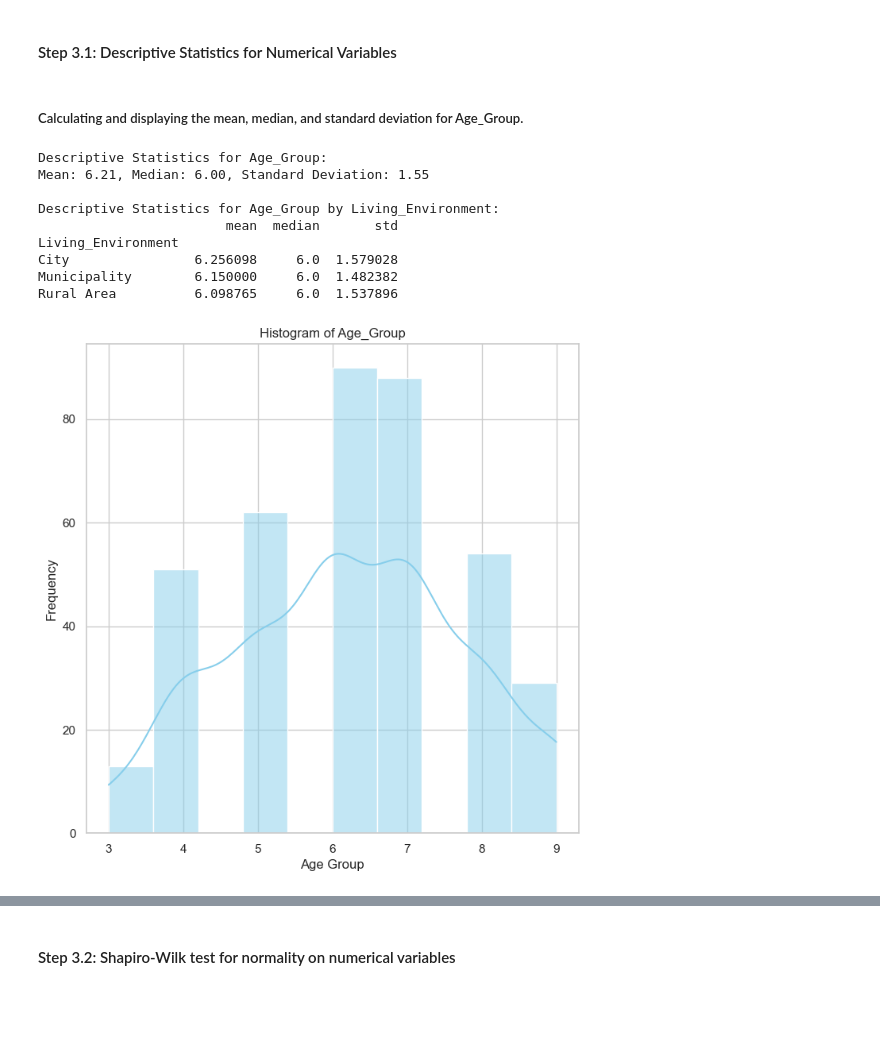
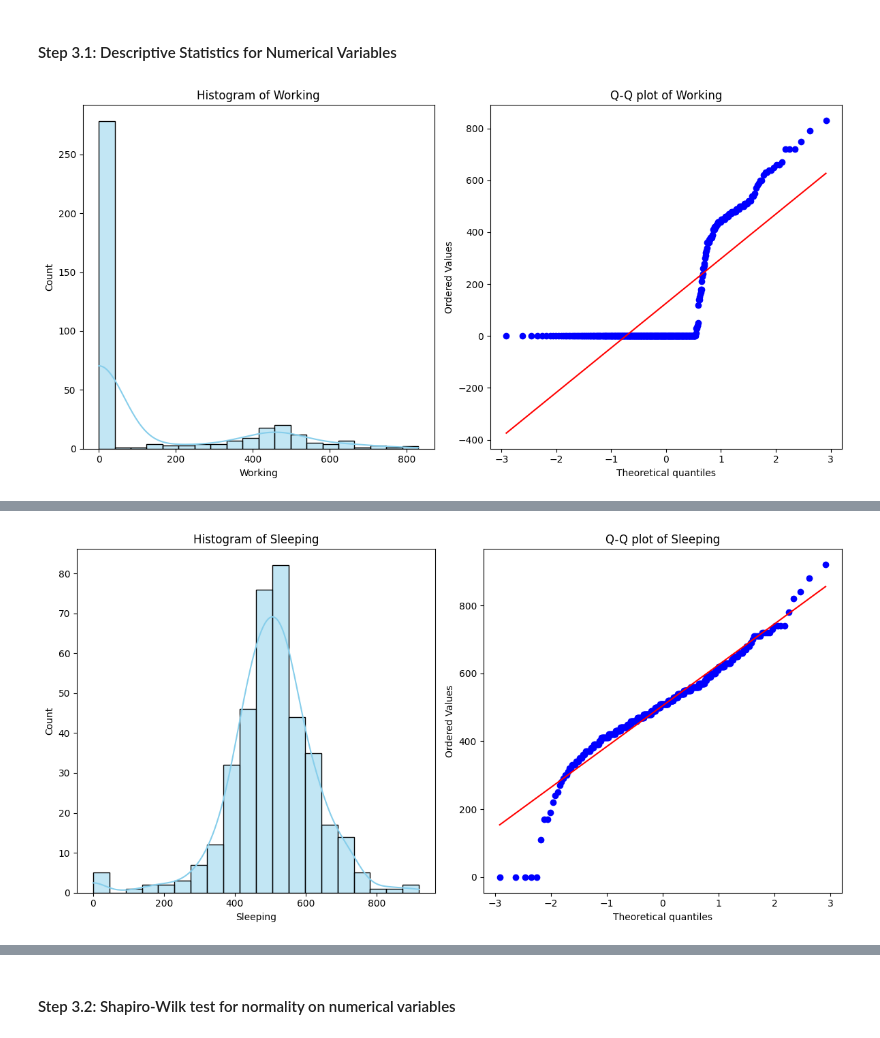
Before and after one commit to junaidraz1/Statistical-Data-Analysis-of-Human-Activities, a Jupyter notebook: Final_Project.ipynb, the cells around one changed output, grey strips where cells are left out. Saved outputs shown, nothing was run; the diff lists cells and outputs as text; code cells hidden in the pictures; blank space fills up the shorter version.

Commit message:
Test updations and age group vaar type change

```diff
--- a/Final_Project.ipynb
+++ b/Final_Project.ipynb
@@ -267,5 +249 @@ final_df
 393 rows × 12 columns
-# %%
-# Step 10: Remove duplicates
-# It's a good practice to check and remove any duplicate rows in the dataset
-final_df.drop_duplicates(inplace=True)
@@ -296,2 +249,0 @@ max                            30.000000  740.000000   50.000000
-# %%
-sns.set(style="whitegrid")
@@ -388,4 +336,4 @@ plt.show()
 # %% [markdown]
 ### Step 1: Selecting only numeric columns
 # %%
-numeric_columns = final_df.select_dtypes(include=['number']).columns
+numeric_columns = ['Working', 'Reading_and_Playing_with_Children', 'Sleeping', 'Phonecall']
@@ -432,6 +377,9 @@ dtype: float64
 # %% [markdown]
 ### Step 5: For categorical columns, summarize their distribution
 # %%
+categorical_columns = ['Living_Environment', 'Theater', 'Sport_Event']
 for col in categorical_columns:
-    print(f"Value counts for column {col}:\n", final_df[col].value_counts(), "\n")
+    print(f"Value counts for {col}:")
+    print(final_df[col].value_counts())
+    print()
 # %% [output]
@@ -498,45 +437,22 @@ print("95% Confidence Interval for 'Working' column:", confidence_interval)
 ### Step 3: Check Normality of Numerical Variables
 # %% [markdown]
 #### Step 3.1: Descriptive Statistics for Numerical Variables
-# %% [markdown]
-##### Calculating and displaying the mean, median, and standard deviation for Age_Group.
 # %%
-# Overall Descriptive Statistics for Age_Group
-mean_age = final_df['Age_Group'].mean()
-median_age = final_df['Age_Group'].median()
-std_dev_age = final_df['Age_Group'].std()
+# Visualizing the distribution with histograms and Q-Q plots for each numerical variable
+for col in numeric_columns:
+    plt.figure(figsize=(12, 6))
 
-print(f"Descriptive Statistics for Age_Group:")
-print(f"Mean: {mean_age:.2f}, Median: {median_age:.2f}, Standard Deviation: {std_dev_age:.2f}")
+    # Histogram
+    plt.subplot(1, 2, 1)
+    sns.histplot(final_df[col], kde=True, bins=20, color='skyblue')
+    plt.title(f'Histogram of {col}')
 
-# Descriptive Statistics by Living_Environment
-grouped_stats = final_df.groupby('Living_Environment', observed = False)['Age_Group'].agg(['mean', 'median', 'std'])
-print("\nDescriptive Statistics for Age_Group by Living_Environment:")
-print(grouped_stats)
+    # Q-Q plot
+    plt.subplot(1, 2, 2)
+    stats.probplot(final_df[col].dropna(), dist="norm", plot=plt)
+    plt.title(f'Q-Q plot of {col}')
 
-# Visualize Distribution with a Histogram
-plt.figure(figsize=(8, 8))
-sns.histplot(final_df['Age_Group'], kde=True, bins=10, color='skyblue')
-plt.title('Histogram of Age_Group')
-plt.xlabel('Age Group')
-plt.ylabel('Frequency')
-plt.show()
-
-# Visualize Grouped Statistics with a Boxplot
-plt.figure(figsize=(8, 8))
-sns.boxplot(x='Living_Environment', y='Age_Group', data=final_df)
-plt.title('Boxplot of Age_Group by Living_Environment')
-plt.xlabel('Living Environment')
-plt.ylabel('Age Group')
-plt.show()
+    plt.tight_layout()
+    plt.show()
 # %% [output]
-Descriptive Statistics for Age_Group:
-Mean: 6.21, Median: 6.00, Standard Deviation: 1.55
-
-Descriptive Statistics for Age_Group by Living_Environment:
-                        mean  median       std
-Living_Environment
-City                6.256098     6.0  1.579028
-Municipality        6.150000     6.0  1.482382
-Rural Area          6.098765     6.0  1.537896
-[figure, old version]
+[figure, new version]
@@ -543,0 +460 @@ Rural Area          6.098765     6.0  1.537896
+[figure, added]
```
Also changed, not shown: parts of 53 cells of this notebook.
